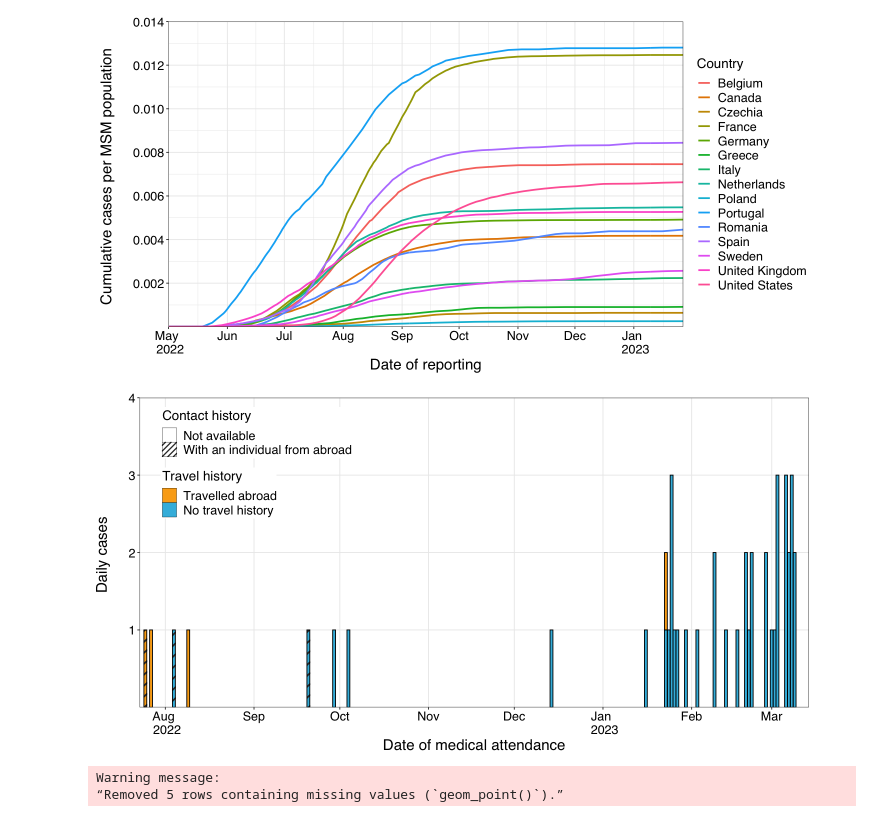
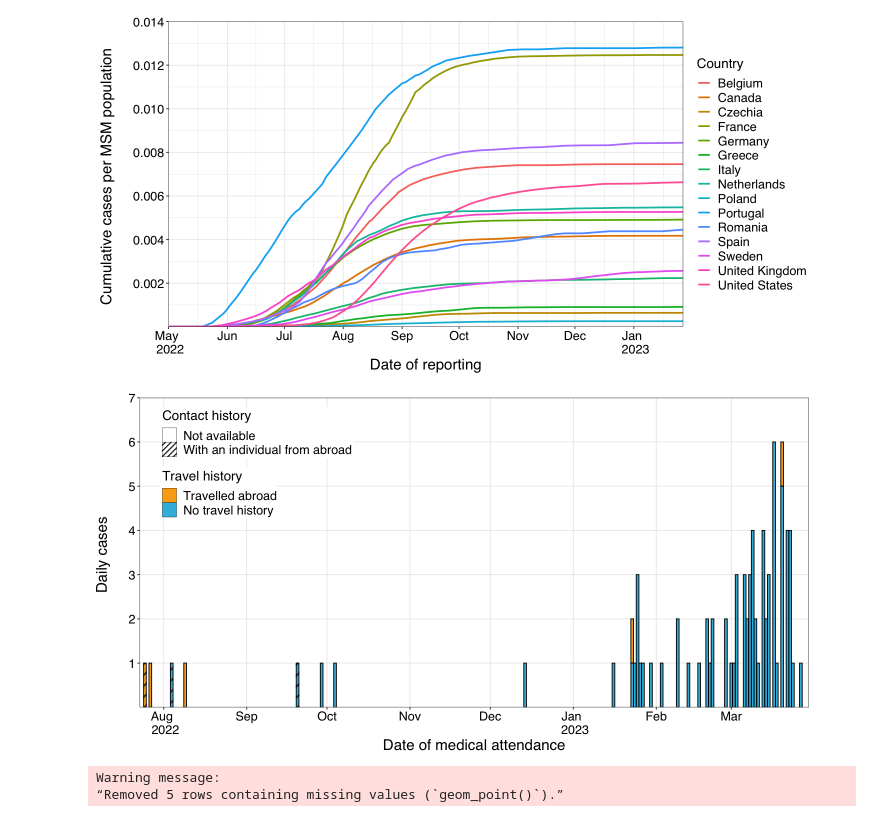
Before and after one commit to akira-endo/mpox_emergenceJapan, a Jupyter notebook: script/Code_for_visualization.ipynb, the cells around one changed output. Saved outputs shown, nothing was run; the diff lists cells and outputs as text; code cells hidden in the pictures.

```diff
--- a/script/Code_for_visualization.ipynb
+++ b/script/Code_for_visualization.ipynb
@@ -194,37 +194,37 @@ mutate(imported=case_when(Travel.history==c("None")~c("No travel history"), TRUE
 df_JPN$imported <- factor(df_JPN$imported, levels=c("Travelled abroad", "No travel history"))
 
 df_JPN %>% ggplot(aes(x = Visiting, fill = imported, pattern = contact)) +
 geom_bar_pattern(colour = "black", pattern_fill = "black", width = 1,
 pattern_angle = 45, pattern_density = 0.1, pattern_spacing = 0.025, pattern_key_scale_factor = 0.6,
 stat = "count", position = "stack") +
 scale_fill_manual("Travel history",
                   limits=c("Travelled abroad", "No travel history"), values = c("#FAAB18", "#3dbae0")) +
 scale_pattern_manual("Contact history",
                      values = c("With an individual from abroad" = "stripe", "Not available" = "none")) +
 
 theme(text = element_text(size=15, family="sans",color="black"),
       plot.title = element_text(size=20, family="sans",color="black"),
       axis.title = element_text(size=18, family="sans",color="black"),
       axis.text = element_text(size=15, family="sans",color="black"),
       panel.grid.minor = element_blank(),
       legend.title = element_text(size = 16),
       legend.text = element_text(size = 15),
       legend.position = c(0.32, .97),
       legend.justification = c("right", "top"), legend.box.just = "left", legend.margin = margin(2, 2, 2, 2)) +
 xlab("Date of medical attendance") +
 ylab("Daily cases \n") +
 scale_x_date(date_breaks = "1 months", expand = c(0, 0),
-             limits=c(as.Date("2022-07-23"), as.Date("2023-03-14")),
+             limits=c(as.Date("2022-07-23"), as.Date("2023-03-30")),
              labels = function(x) if_else(is.na(lag(x)) | !year(lag(x)) == year(x),
                                           paste(month(x, label = TRUE), "\n", year(x)),
                                           paste(month(x, label = TRUE)))) +
-scale_y_continuous(expand = c(0, 0), breaks=c(1,2,3,4)) +
-coord_cartesian(ylim = c(0,4)) +
+scale_y_continuous(expand = c(0, 0), breaks=c(1,2,3,4,5,6,7)) +
+coord_cartesian(ylim = c(0,7)) +
 guides(pattern = guide_legend(override.aes = list(fill = "white")),
 fill = guide_legend(override.aes = list(pattern = "none"))) +
 theme(plot.margin = margin(0.2, 0.3, 0, 0, "cm"))
 # %% [output]
-[figure, old version]
+[figure, new version]
 # %%
 library(assertthat); library(purrr); library(igraph); library(ggraph); library(ggmap)
 # %%
```
Also changed, not shown: 1 other file.
